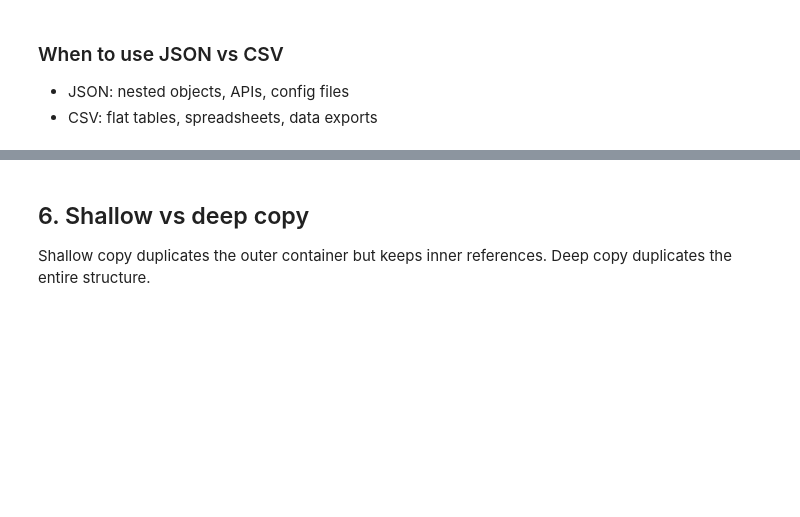
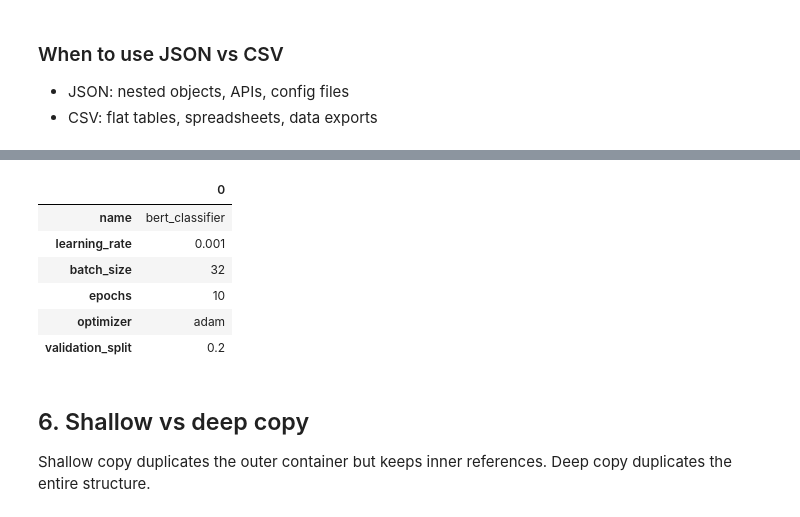
Before and after one commit to yevheniihorbatyuk/python_core_tutorial, a Jupyter notebook: _08/Module_8_Complete_Guide.ipynb, the cells around one changed output, grey strips where cells are left out. Cells and saved outputs as stored; diff of their text form; code cells hidden in the pictures; blank space fills up the shorter version.

```diff
--- a/_08/Module_8_Complete_Guide.ipynb
+++ b/_08/Module_8_Complete_Guide.ipynb
@@ -221,3 +337,13 @@ Loaded: [{'name': 'Alice', 'score': '91'}, {'name': 'Bob', 'score': '84'}]
+# %%
+pd.read_json('beginner_edition/project1', orient='index')
+# %% [output]
+|  | 0 |
+| name | bert_classifier |
+| learning_rate | 0.001 |
+| batch_size | 32 |
+| epochs | 10 |
+| optimizer | adam |
+| validation_split | 0.2 |
 # %% [markdown]
 ## 6. Shallow vs deep copy
 
```
Also changed, not shown: parts of 28 cells of this notebook, 1 other file.
